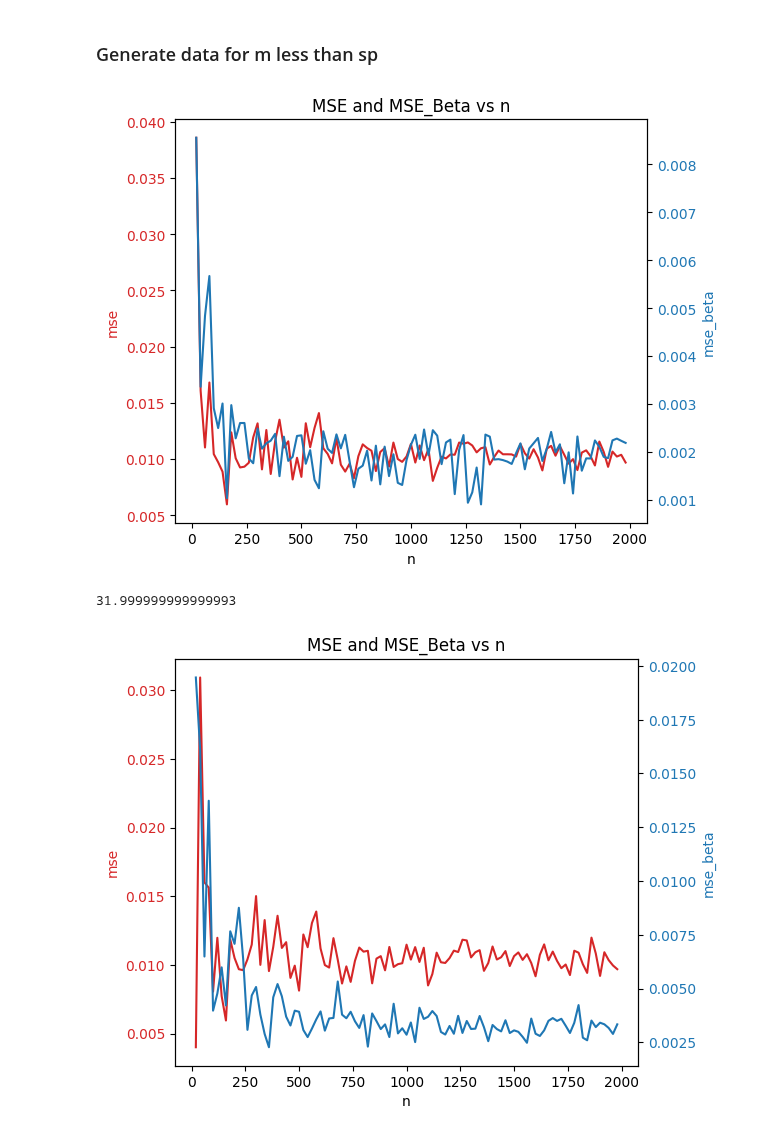
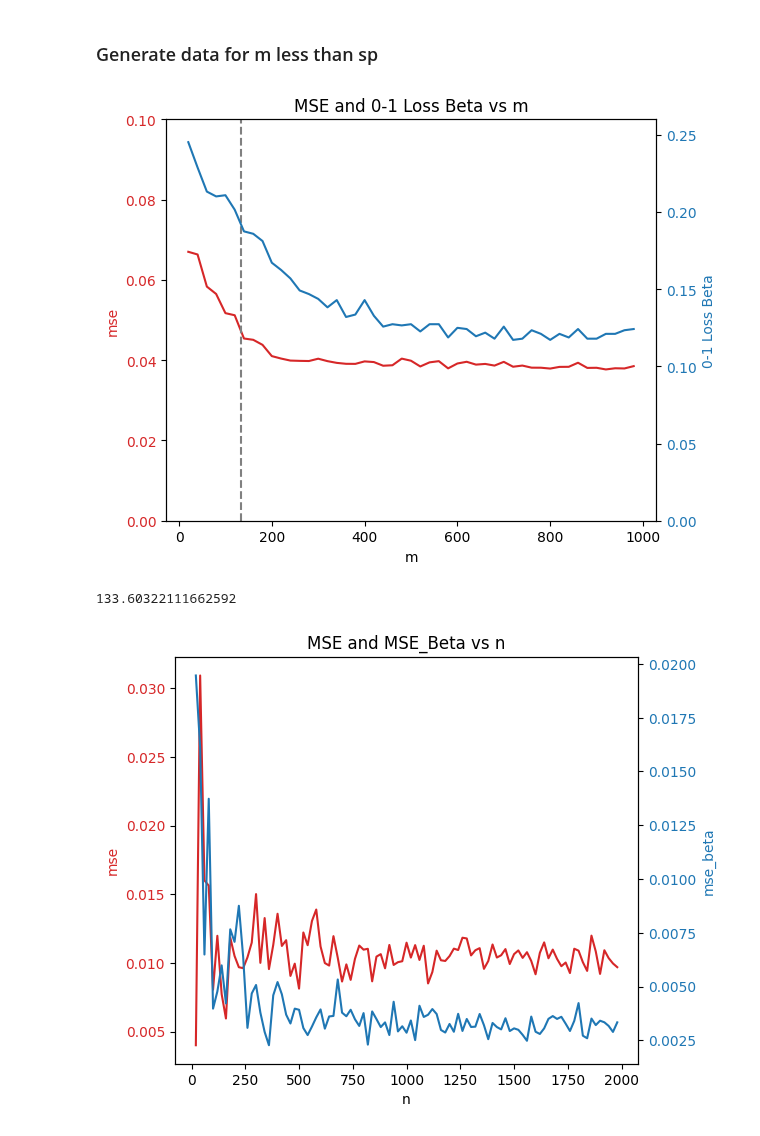
Before and after one commit to qc2321/causal-factorial, a Jupyter notebook: lasso_sk.ipynb, the cells around one changed output. Cells and saved outputs as stored; diff of their text form; code cells hidden in the pictures.

Commit message:
updates for charts

```diff
--- a/lasso_sk.ipynb
+++ b/lasso_sk.ipynb
@@ -472,6 +480,6 @@ def run_generation(n_max, k, sparsity, step):
     return mse_dict, len(fm.beta)
 # %%
-def draw_charts(mse_dict):
+def draw_charts(mse_dict, sparsity, length, k):
     n = list(mse_dict.keys())
     mse, mse_beta = zip(*mse_dict.values())
 
@@ -479,34 +487,36 @@ def draw_charts(mse_dict):
 
     # Plot the first line (mse) on the first y-axis
     color = 'tab:red'
-    ax1.set_xlabel('n')
+    ax1.set_xlabel('m')
     ax1.set_ylabel('mse', color=color)
     ax1.plot(n, mse, color=color)
     ax1.tick_params(axis='y', labelcolor=color)
-
+    ax1.set_ylim(0, .1)
     # Create a second y-axis for the second line (mse_beta)
     ax2 = ax1.twinx()
     color = 'tab:blue'
-    ax2.set_ylabel('mse_beta', color=color)
+    ax2.set_ylabel('0-1 Loss Beta', color=color)
     ax2.plot(n, mse_beta, color=color)
     ax2.tick_params(axis='y', labelcolor=color)
-
+    ax2.set_ylim(0,.26)
+    tipping_point = calc_tipping_point(sparsity, length, k)
+    ax1.axvline(x=tipping_point, linestyle='--', color='gray')
     fig.tight_layout()  # For layout
-    plt.title('MSE and MSE_Beta vs n')
+    plt.title('MSE and 0-1 Loss Beta vs m')
     plt.show()
 # %%
 def calc_tipping_point(sparsity, length, k):
-    return k * (1-sparsity) * length
+    return np.log(math.e /(1-sparsity)) *(1-sparsity) * length
 # %%
-n_max = 2000
-k = 5
+n_max = 1000
+k = 8
 sparsity = 0.8
 mse_dict, length = run_generation(n_max, k, sparsity, 20)
-draw_charts(mse_dict)
+draw_charts(mse_dict, sparsity, length, k)
 print(calc_tipping_point(sparsity, length, k))
 # %% [output]
-[figure, old version]
+[figure, new version]
-31.999999999999993
+133.60322111662592
 # %%
 n_max = 2000
 k = 5
```
Also changed, not shown: parts of 9 cells of this notebook, 1 other file.
